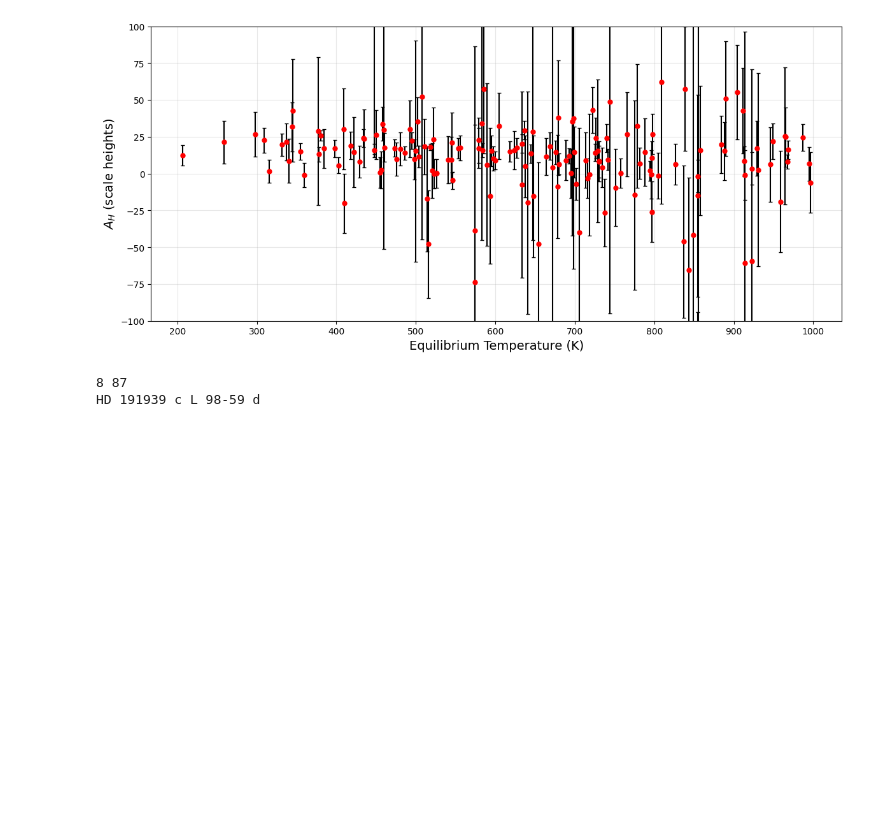
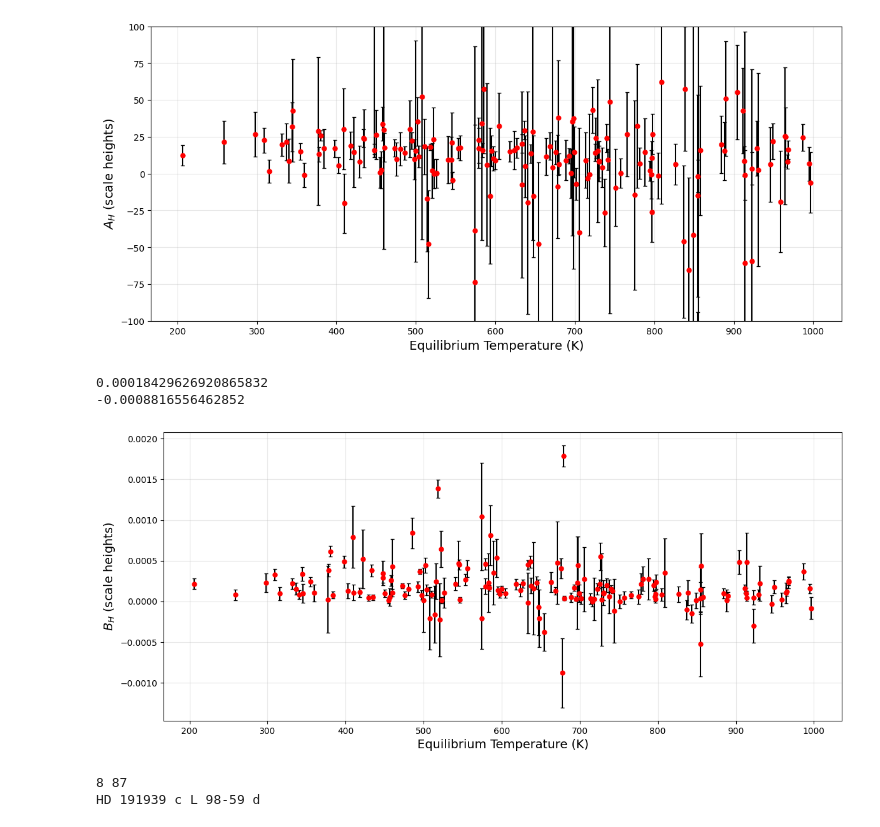
Before and after one commit to JackDavidMaher/Group-Studies---Exoplanets, a Jupyter notebook: Code/Miles_comparison_code.ipynb, the cells around one changed output. Saved outputs shown, nothing was run; the diff lists cells and outputs as text; code cells hidden in the pictures; blank space fills up the shorter version.

```diff
--- a/Code/Miles_comparison_code.ipynb
+++ b/Code/Miles_comparison_code.ipynb
@@ -167,6 +165,26 @@ plt.show()
 23.57804501284094
 -349.2994257701656
 [figure]
+# %%
+array_1= pd.read_csv(r'C:\Users\Miles\OneDrive\Documents\uni stuff\Year 3\Group studies\Group-Studies---Exoplanets\Code\Data\results_2026_02_20__16_44.csv', comment='#')
+print(np.mean(array_1.iloc[:,3]))
+#array_1= array_1[mask]
+print(min(array_1.iloc[:,3]))
+plt.figure(figsize=(14,6))
+plt.errorbar(array_1.iloc[:,1], array_1.iloc[:,3],array_1.iloc[:,4],fmt='o',markersize=5,
+                     color='red', ecolor= 'black',capsize=2,label='Feature bin')
+#plt.scatter(array_1[:,1], array_1[:,3])
+#plt.ylim(-100,100)
+plt.xlabel('Equilibrium Temperature (K)', fontsize=14)
+plt.ylabel('$B_H$ (scale heights)', fontsize=14)
+plt.grid(True, which='major', alpha=0.3, linestyle='-', linewidth=0.8)
+plt.grid(True, which='minor', alpha=0.15, linestyle=':', linewidth=0.5)
+
+plt.show()
+# %% [output]
+0.00018429626920865832
+-0.0008816556462852
+[figure, added]
 # %%
 results_from_data = pd.read_csv(r'C:\Users\Miles\OneDrive\Documents\uni stuff\Year 3\Group studies\Group-Studies---Exoplanets\Group 1 Full Loop Code\165 planets data\pandexo csv files\results20260205_175059.csv')
 Actual_values = pd.read_csv(r'C:\Users\Miles\OneDrive\Documents\uni stuff\Year 3\Group studies\Group-Studies---Exoplanets\Code\159_planets_all_columns_with_AH.csv')
```
Also changed, not shown: parts of 1 cell of this notebook, 3 other files.
